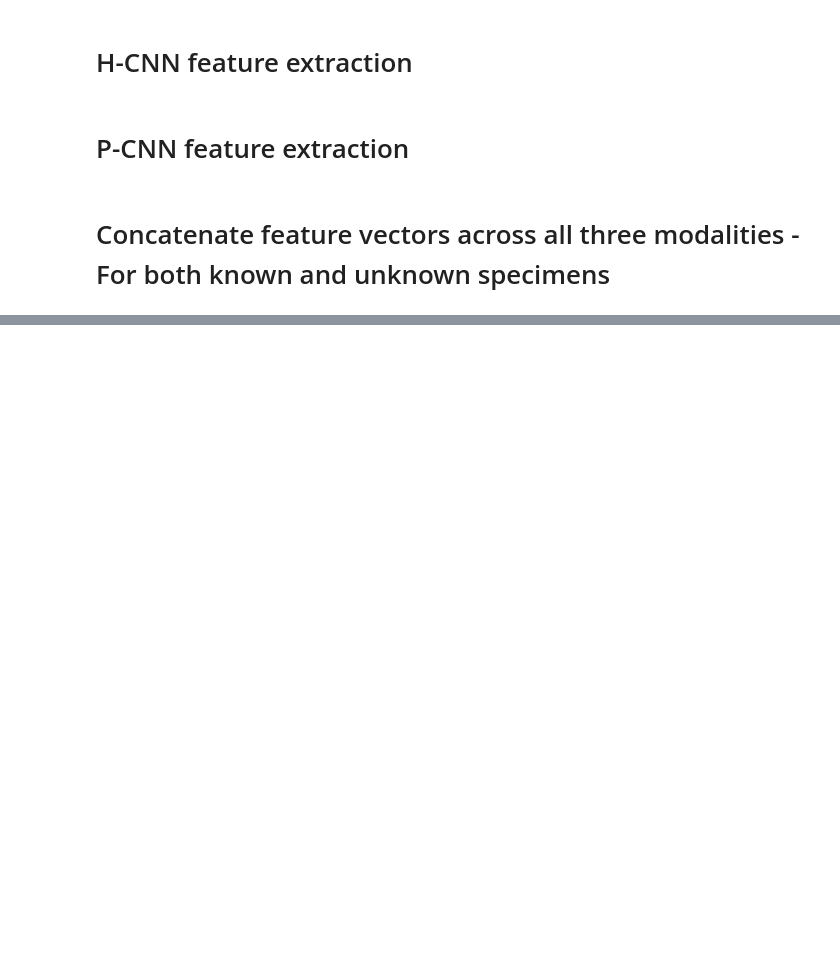
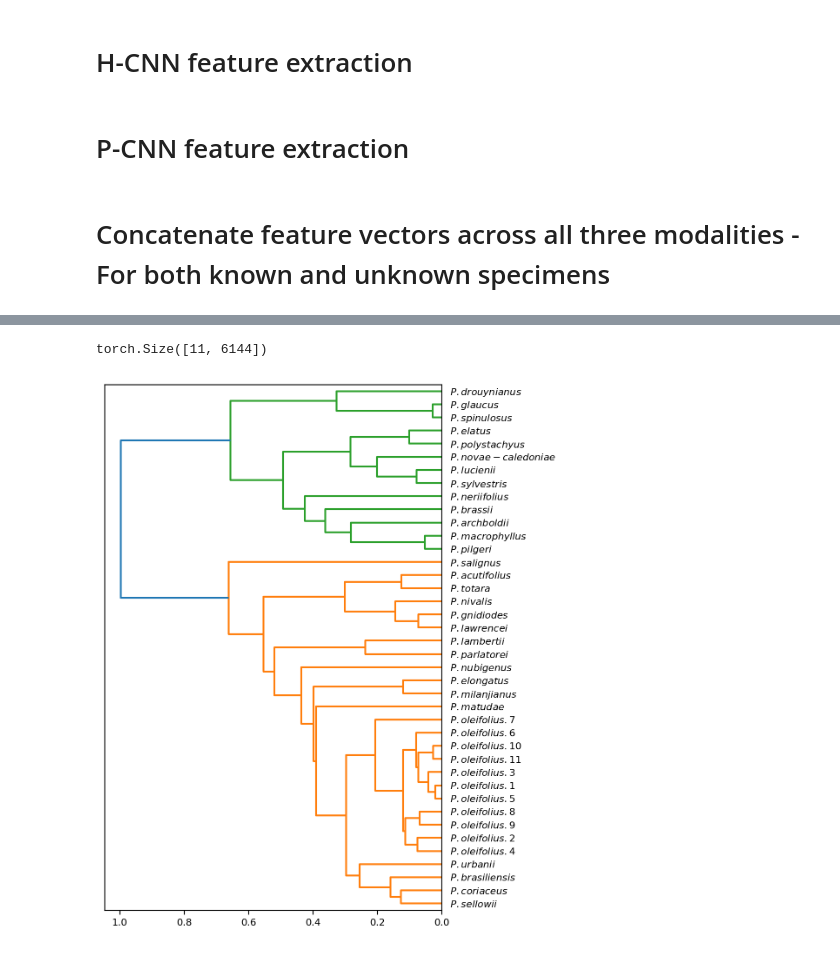
Before and after one commit to paleopollen/Novel_Pollen_Phylogenetic_Placement, a Jupyter notebook: 02_Phylogenetic_Placement_Simulation/00_Phylogenetic_Placement_Simulation.ipynb, the cells around one changed output, grey strips where cells are left out. Drawn from its saved outputs; the diff is of its cells as text; code cells hidden in the pictures; blank space fills up the shorter version.

```diff
--- a/02_Phylogenetic_Placement_Simulation/00_Phylogenetic_Placement_Simulation.ipynb
+++ b/02_Phylogenetic_Placement_Simulation/00_Phylogenetic_Placement_Simulation.ipynb
@@ -923,0 +934,64 @@ plt.savefig("k_plus_n_Drouy_Placement_single_alt3.pdf", bbox_inches = "tight")
+# %%
+# Pass the pseudonovel images to the MLP
+# Load pseudonovel features
+import torch
+import pandas as pd
+
+X_train_pseudonovel = torch.tensor(Concatenated_Features_Three_Modalities_Unknown)
+
+X_train_novel= X_train_pseudonovel
+print(X_train_pseudonovel.shape)
+Genus_List_With_Pseudonovel = GenusList + ["Oleifolius",]*11
+
+len(Genus_List_With_Pseudonovel)
+
+device = torch.device("cuda:0" if torch.cuda.is_available() else "cpu")
+X_train_novel = X_train_novel.to(device)
+output = mlp(X_train.float())
+output_novel = mlp(X_train_novel.reshape(X_train_novel.shape[0],1,X_train_novel.shape[1]).float())
+output_novel.shape
+Dataset_With_Known_And_Novel = torch.vstack((output, output_novel))
+Dataset_With_Known_And_Novel.shape
+
+# k + n scheme
+# Average all features per known species
+
+Species_Index = Y;
+NumericSpeciesIndex = pd.to_numeric(Species_Index);
+Indices_and_Features = np.column_stack((NumericSpeciesIndex, output.cpu().detach().numpy()));
+df = pd.DataFrame(data=Indices_and_Features)
+Per_Species_Transformed_Features = df.groupby([0,]).mean()
+Per_Species_Transformed_Features;
+
+NumericSpeciesIndexNovel  = ["$\it{P. oleifolius.1}$","$\it{P. oleifolius.2}$","$\it{P. oleifolius.3}$","$\it{P. oleifolius.4}$","$\it{P. oleifolius.5}$","$\it{P. oleifolius.6}$","$\it{P. oleifolius.7}$","$\it{P. oleifolius.8}$","$\it{P. oleifolius.9}$","$\it{P. oleifolius.10}$","$\it{P. oleifolius.11}$"]
+
+Indices_and_Features_Novel = np.column_stack((NumericSpeciesIndexNovel, output_novel.cpu().detach().numpy()));
+df_novel = pd.DataFrame(data= Indices_and_Features_Novel)
+df_novel.groupby(by=0,axis = 0)
+
+df_known_averaged_and_Novel = pd.concat([Per_Species_Transformed_Features,df_novel])
+df_known_averaged_and_Novel  = df_known_averaged_and_Novel.iloc[: , 1:]
+
+#  Obtain predicted cladogram (phylogenetic tree) with the placement of the pseudo-novel specimens
+import matplotlib
+from scipy.cluster.hierarchy import dendrogram, linkage
+from matplotlib import pyplot as plt
+
+df_known_averaged_and_Novel_norm = (df_known_averaged_and_Novel-df_known_averaged_and_Novel.min())/(df_known_averaged_and_Novel.max()-df_known_averaged_and_Novel.min())
+linked = linkage(df_known_averaged_and_Novel, "average", metric = "cosine")
+
+Genera = ["$\it{P. acutifolius}$","$\it{P. archboldii}$","$\it{P. brasiliensis}$","$\it{P. brassii}$","$\it{P. coriaceus}$","$\it{P. drouynianus}$","$\it{P. elatus}$","$\it{P. elongatus}$","$\it{P. glaucus}$","$\it{P. gnidiodes}$","$\it{P. lambertii}$","$\it{P. lawrencei}$","$\it{P. lucienii}$","$\it{P. macrophyllus}$","$\it{P. matudae}$","$\it{P. milanjianus}$","$\it{P. neriifolius}$","$\it{P. nivalis}$","$\it{P. novae-caledoniae}$","$\it{P. nubigenus}$","$\it{P. parlatorei}$","$\it{P. pilgeri}$","$\it{P. polystachyus}$","$\it{P. salignus}$","$\it{P. sellowii}$","$\it{P. spinulosus}$","$\it{P. sylvestris}$","$\it{P. totara}$","$\it{P. urbanii}$", "$\it{P. oleifolius.1}$","$\it{P. oleifolius.2}$","$\it{P. oleifolius.3}$","$\it{P. oleifolius.4}$","$\it{P. oleifolius.5}$","$\it{P. oleifolius.6}$","$\it{P. oleifolius.7}$","$\it{P. oleifolius.8}$","$\it{P. oleifolius.9}$","$\it{P. oleifolius.10}$","$\it{P. oleifolius.11}$"];
+
+labelList = Genera
+plt.figure(figsize=(5, 8), dpi = 200)
+matplotlib.rc('xtick', labelsize=8)
+matplotlib.rc('ytick', labelsize=8)
+dendrogram(linked,
+            orientation='left',
+            labels=labelList,
+            distance_sort='descending',
+            show_leaf_counts=True)
+plt.savefig("P.oleifolius_placement.pdf", bbox_inches = "tight")
+# %% [output]
+torch.Size([11, 6144])
+[figure, added]
```
Also changed, not shown: parts of 15 cells of this notebook.
